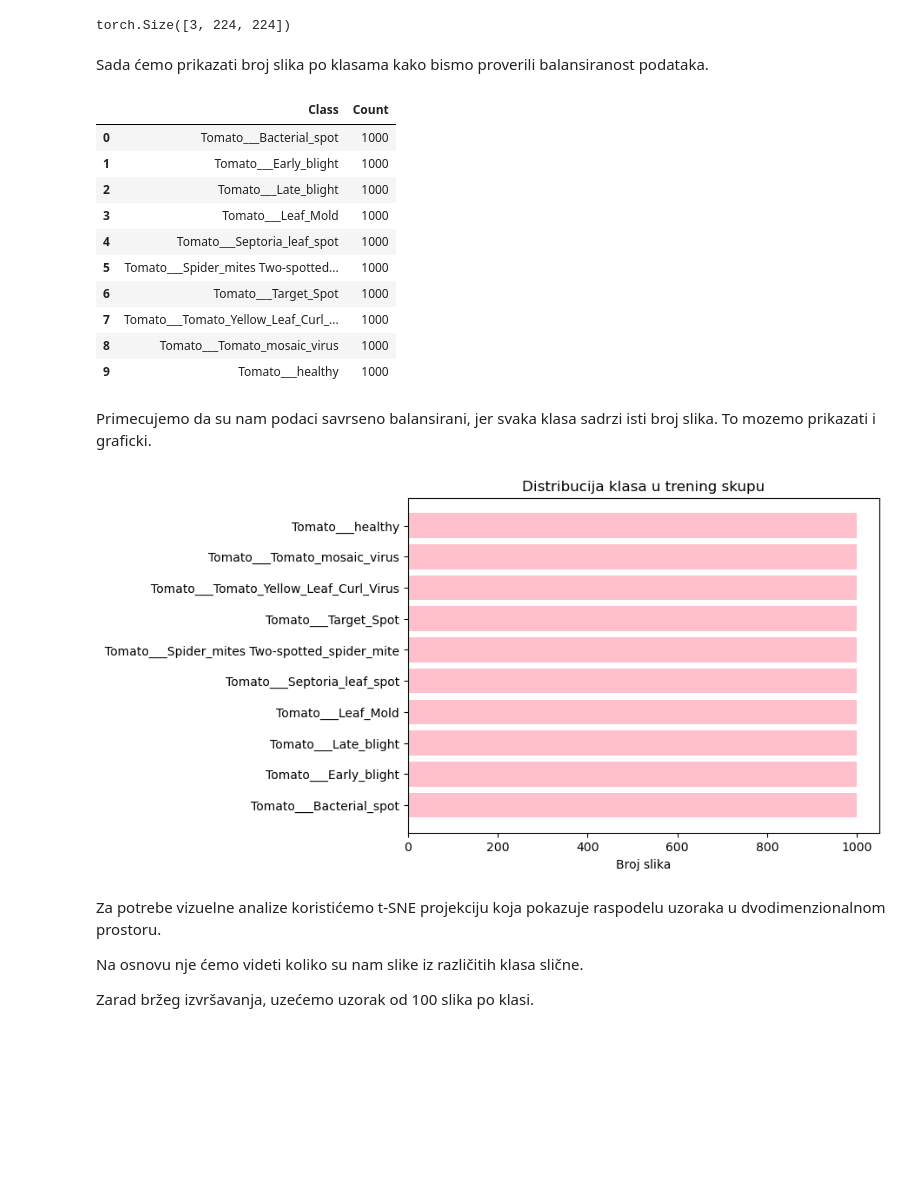
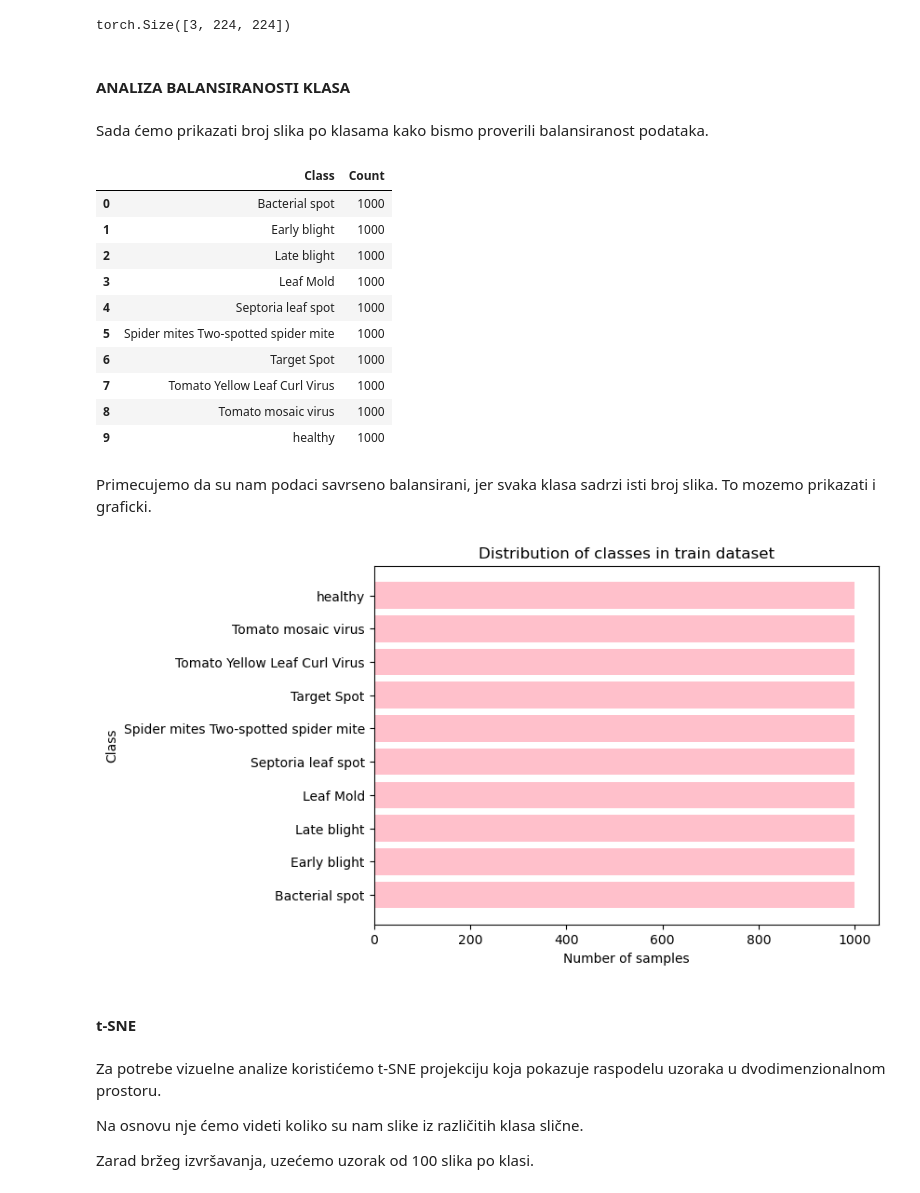
Before and after one commit to majasakovic/ML_projekat, a Jupyter notebook: notebooks/01_dataset_analysis.ipynb, the cells around one changed output. Cells and saved outputs as stored; diff of their text form; code cells hidden in the pictures; blank space fills up the shorter version.

```diff
--- a/notebooks/01_dataset_analysis.ipynb
+++ b/notebooks/01_dataset_analysis.ipynb
@@ -106,11 +113,11 @@ fig, axes = plt.subplots(2, 5, figsize=(18,6))
 axes = axes.flatten()
 
 for i, cls in enumerate(train_dataset.classes):
-    img_path = list((train_dir / cls).glob("*"))[0]  # prva slika u klasi
+    img_path = list((train_dir / cls).glob("*.jpg"))[0]  # prva slika u klasi
     img = plt.imread(img_path)
 
     axes[i].imshow(img)
-    axes[i].set_title(cls)
+    axes[i].set_title(cls.replace("Tomato___", "").replace("_", " "), fontsize=10)
     axes[i].axis("off")
 
 plt.tight_layout()
@@ -143,6 +150,8 @@ Avg size: [256. 256.]
 train_dataset[0][0].shape
 # %% [output]
 torch.Size([3, 224, 224])
+# %% [markdown]
+#### ANALIZA BALANSIRANOSTI KLASA
 # %% [markdown]
 Sada ćemo prikazati broj slika po klasama kako bismo proverili balansiranost podataka.
 # %%
@@ -155,30 +164,41 @@ for cls in train_dataset.classes:
 df = pd.DataFrame(class_counts.items(), columns=["Class", "Count"])
 df = df.sort_values(by="Count", ascending=False)
 
-df
+df_display = df.copy()
+df_display["Class"] = (
+    df_display["Class"]
+    .str.replace("Tomato___", "", regex=False)
+    .str.replace("_", " ", regex=False)
+)
+
+df_display
 # %% [output]
 |  | Class | Count |
-| 0 | Tomato___Bacterial_spot | 1000 |
-| 1 | Tomato___Early_blight | 1000 |
-| 2 | Tomato___Late_blight | 1000 |
-| 3 | Tomato___Leaf_Mold | 1000 |
-| 4 | Tomato___Septoria_leaf_spot | 1000 |
-| 5 | Tomato___Spider_mites Two-spotted... | 1000 |
-| 6 | Tomato___Target_Spot | 1000 |
-| 7 | Tomato___Tomato_Yellow_Leaf_Curl_... | 1000 |
-| 8 | Tomato___Tomato_mosaic_virus | 1000 |
-| 9 | Tomato___healthy | 1000 |
+| 0 | Bacterial spot | 1000 |
+| 1 | Early blight | 1000 |
+| 2 | Late blight | 1000 |
+| 3 | Leaf Mold | 1000 |
+| 4 | Septoria leaf spot | 1000 |
+| 5 | Spider mites Two-spotted spider mite | 1000 |
+| 6 | Target Spot | 1000 |
+| 7 | Tomato Yellow Leaf Curl Virus | 1000 |
+| 8 | Tomato mosaic virus | 1000 |
+| 9 | healthy | 1000 |
 # %% [markdown]
 Primecujemo da su nam podaci savrseno balansirani, jer svaka klasa sadrzi isti broj slika.
 To mozemo prikazati i graficki.
 # %%
 plt.figure(figsize=(7,5))
-plt.barh(df["Class"], df["Count"], color = 'pink')
-plt.title("Distribucija klasa u trening skupu")
-plt.xlabel("Broj slika")
+
+plt.barh(df_display["Class"], df_display["Count"], color = 'pink')
+plt.title("Distribution of classes in train dataset")
+plt.xlabel("Number of samples")
+plt.ylabel("Class")
 plt.show()
 # %% [output]
-[figure, old version]
+[figure, new version]
+# %% [markdown]
+#### t-SNE
 # %% [markdown]
 Za potrebe vizuelne analize koristićemo t-SNE projekciju koja pokazuje raspodelu uzoraka u dvodimenzionalnom prostoru.
 
```
Also changed, not shown: parts of 12 cells of this notebook.
